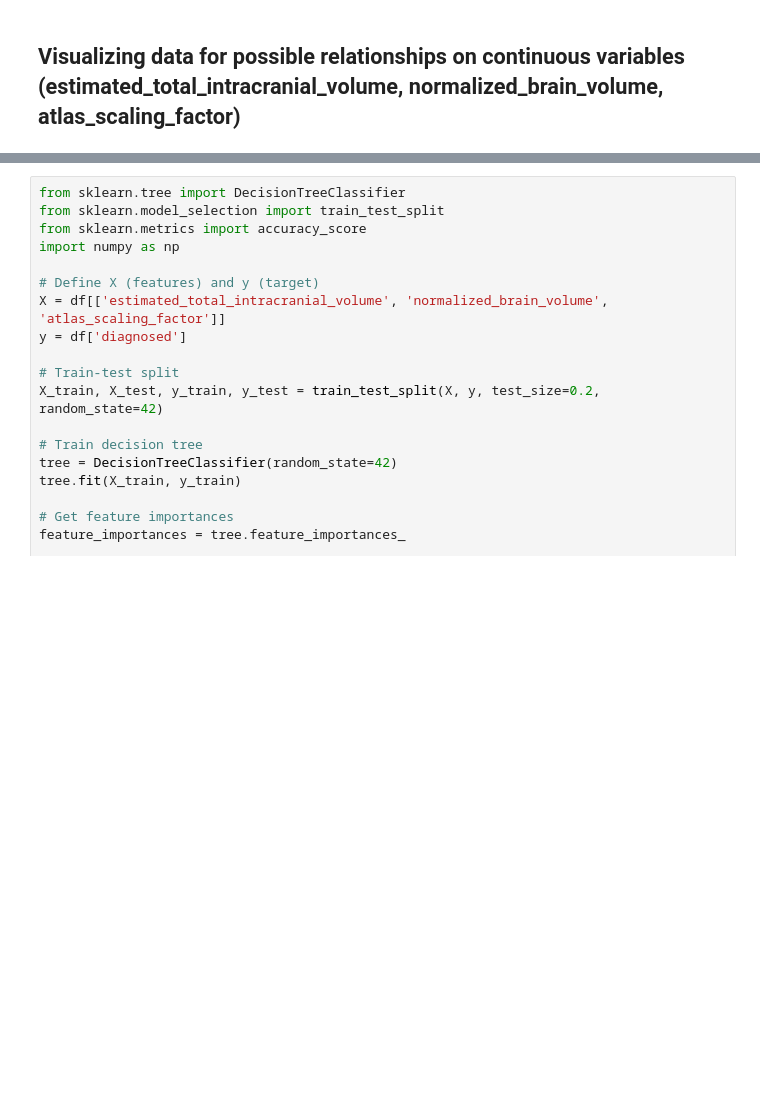
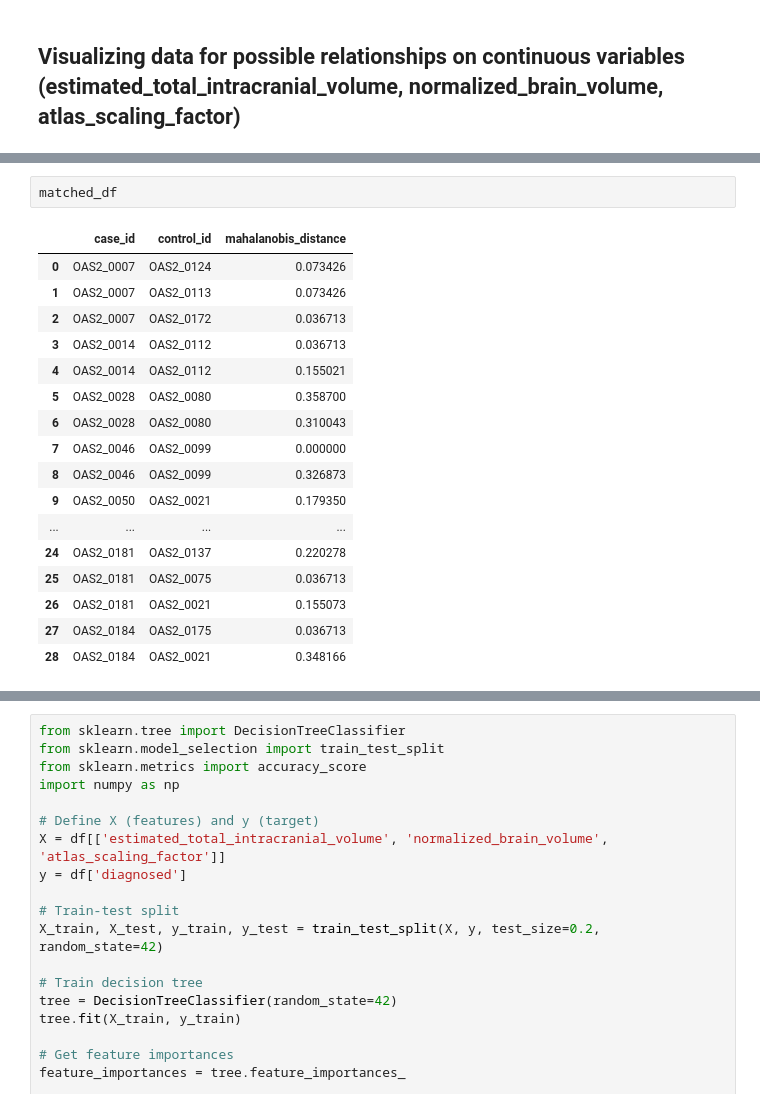
Before and after one commit to jbotmallen/DATA_ANALYTICS, a Jupyter notebook: Assigments/Lecture_1/alex.ipynb, the cells around one changed output, grey strips where cells are left out. Saved outputs shown, nothing was run; the diff lists cells and outputs as text; blank space fills up the shorter version.

```diff
--- a/Assigments/Lecture_1/alex.ipynb
+++ b/Assigments/Lecture_1/alex.ipynb
@@ -302,0 +370,20 @@ From the results below, it is the **age at visit** and the **normalized brain vo
+# %%
+matched_df
+# %% [output]
+|  | case_id | control_id | mahalanobis_distance |
+| 0 | OAS2_0007 | OAS2_0124 | 0.073426 |
+| 1 | OAS2_0007 | OAS2_0113 | 0.073426 |
+| 2 | OAS2_0007 | OAS2_0172 | 0.036713 |
+| 3 | OAS2_0014 | OAS2_0112 | 0.036713 |
+| 4 | OAS2_0014 | OAS2_0112 | 0.155021 |
+| 5 | OAS2_0028 | OAS2_0080 | 0.358700 |
+| 6 | OAS2_0028 | OAS2_0080 | 0.310043 |
+| 7 | OAS2_0046 | OAS2_0099 | 0.000000 |
+| 8 | OAS2_0046 | OAS2_0099 | 0.326873 |
+| 9 | OAS2_0050 | OAS2_0021 | 0.179350 |
+| ... | ... | ... | ... |
+| 24 | OAS2_0181 | OAS2_0137 | 0.220278 |
+| 25 | OAS2_0181 | OAS2_0075 | 0.036713 |
+| 26 | OAS2_0181 | OAS2_0021 | 0.155073 |
+| 27 | OAS2_0184 | OAS2_0175 | 0.036713 |
+| 28 | OAS2_0184 | OAS2_0021 | 0.348166 |
```
Also changed, not shown: parts of 12 cells of this notebook.
